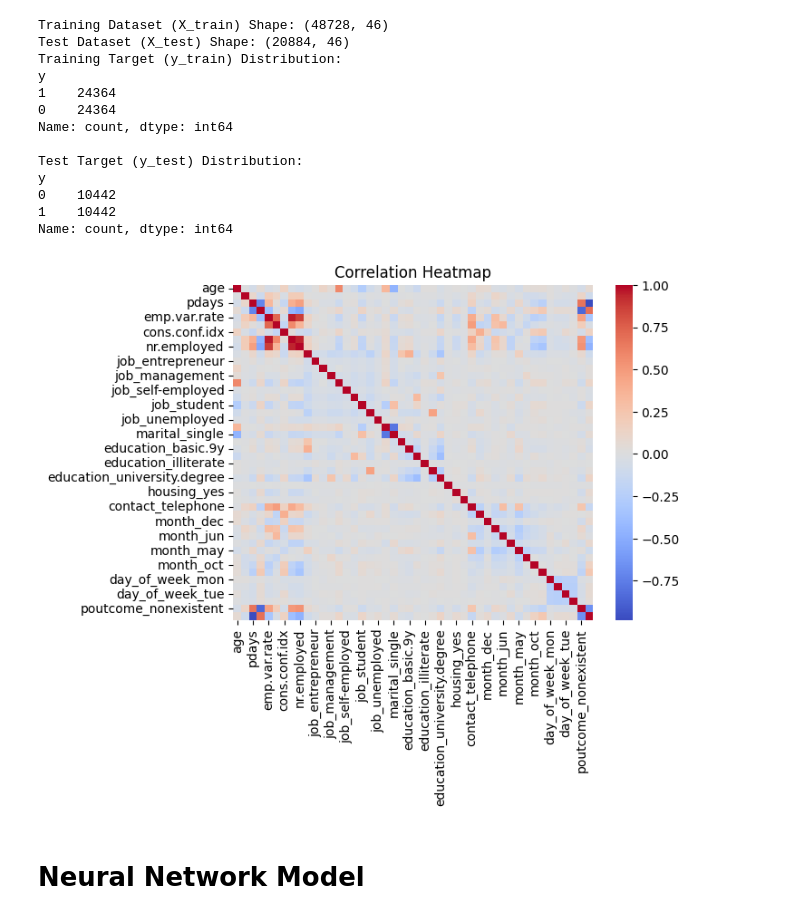
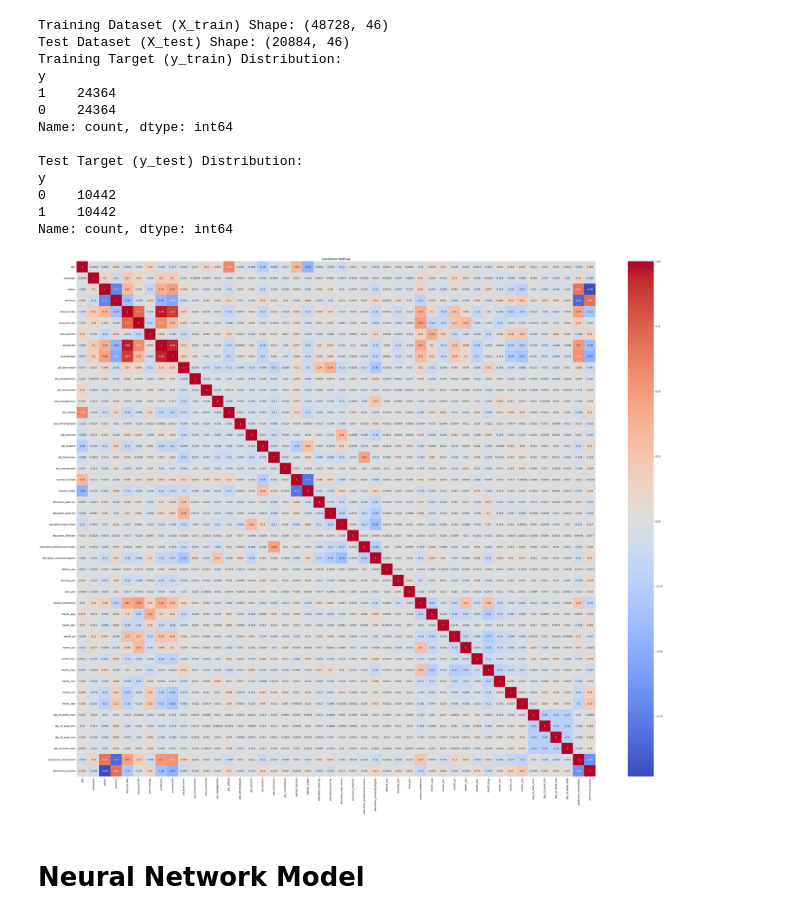
Before and after one commit to thisaraniNJ/MachineLearning_CW, a Jupyter notebook: MachineLearningCW.ipynb, the cells around one changed output. Drawn from its saved outputs; the diff is of its cells as text; code cells hidden in the pictures.

Commit message:
Change the size of the heatmap and retrain the 2 models

```diff
--- a/MachineLearningCW.ipynb
+++ b/MachineLearningCW.ipynb
@@ -260,13 +272,14 @@ y
 1    10442
 Name: count, dtype: int64
 # %%
-# Visualize correlation heatmap (Optional)
+# Visualize correlation heatmap
+plt.figure(figsize=(50, 40))
 correlation_matrix = pd.DataFrame(X_resampled).corr()
-sns.heatmap(correlation_matrix, annot=False, cmap='coolwarm')
+sns.heatmap(correlation_matrix, annot=True, cmap='coolwarm')
 plt.title("Correlation Heatmap")
 plt.show()
 # %% [output]
-[figure, old version]
+[figure, new version]
 # %% [markdown]
 # Neural Network Model
 # %% [markdown]
```
Also changed, not shown: parts of 11 cells of this notebook.
